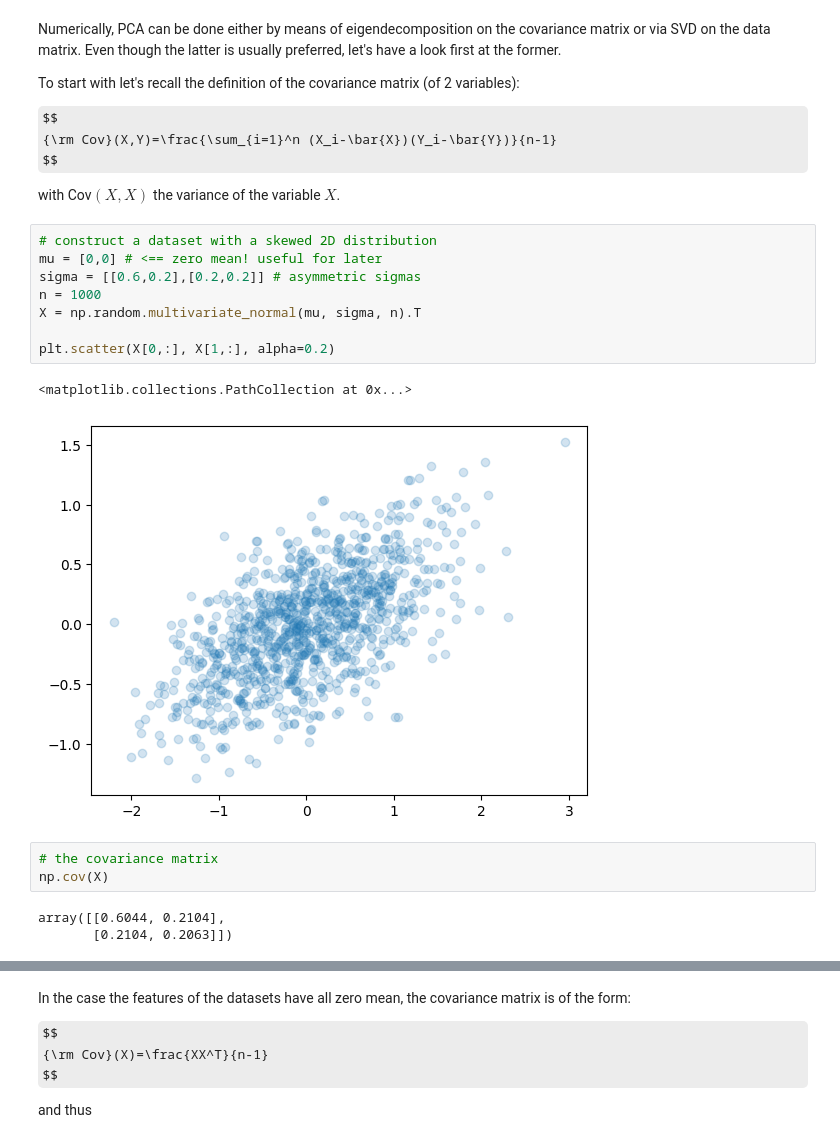
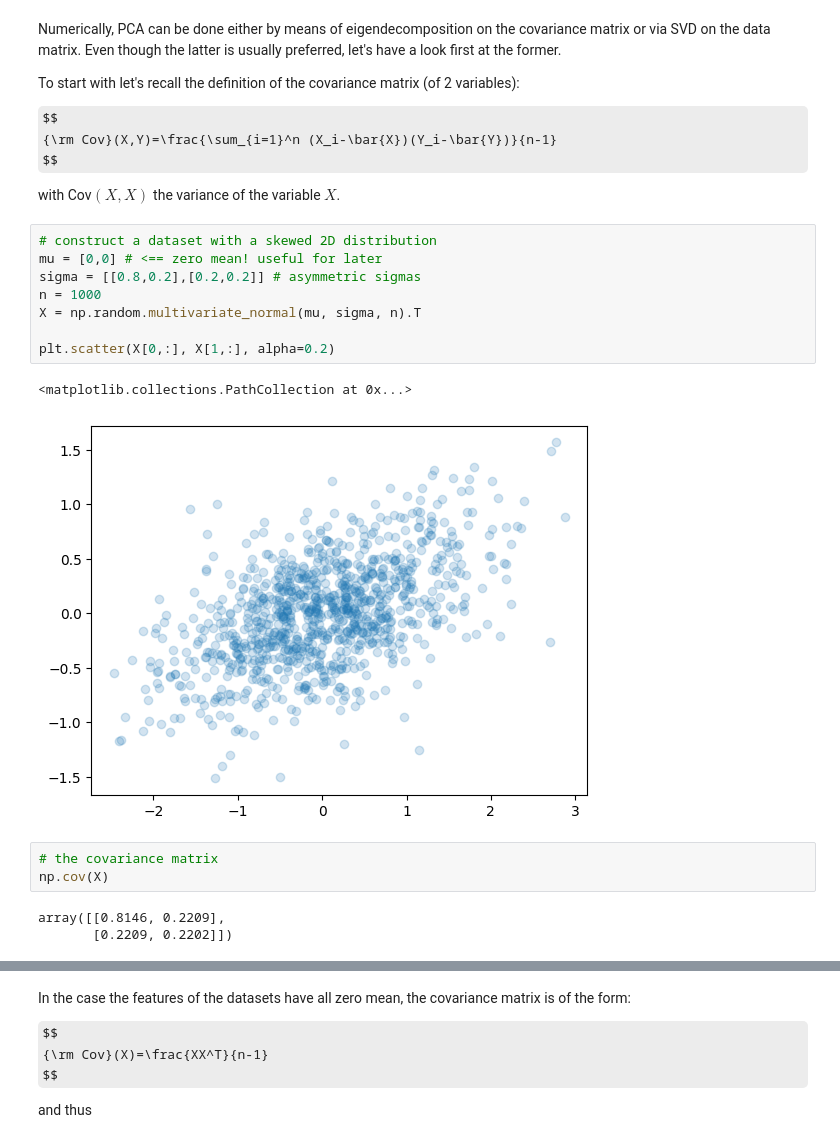
Before and after one commit to Giacomo-Menegatti/CompMethods, a Jupyter notebook: 08_LinearAlgebra.ipynb, the cells around one changed output, grey strips where cells are left out. Drawn from its saved outputs; the diff is of its cells as text; some formulas as TeX source.

```diff
--- a/08_LinearAlgebra.ipynb
+++ b/08_LinearAlgebra.ipynb
@@ -390,20 +390,20 @@ with Cov$(X,X)$ the variance of the variable $X$.
 # %%
 # construct a dataset with a skewed 2D distribution
 mu = [0,0] # <== zero mean! useful for later
-sigma = [[0.6,0.2],[0.2,0.2]] # asymmetric sigmas
+sigma = [[0.8,0.2],[0.2,0.2]] # asymmetric sigmas
 n = 1000
 X = np.random.multivariate_normal(mu, sigma, n).T
 
 plt.scatter(X[0,:], X[1,:], alpha=0.2)
 # %% [output]
 <matplotlib.collections.PathCollection at 0x...>
-[figure, old version]
+[figure, new version]
 # %%
 # the covariance matrix
 np.cov(X)
 # %% [output]
-array([[0.6044, 0.2104],
-       [0.2104, 0.2063]])
+array([[0.8146, 0.2209],
+       [0.2209, 0.2202]])
 # %%
 # now find the eigenvectors of the covariance matrix..
 #l, V = np.linalg.eig(np.cov(X))
```
Also changed, not shown: parts of 15 cells of this notebook.
